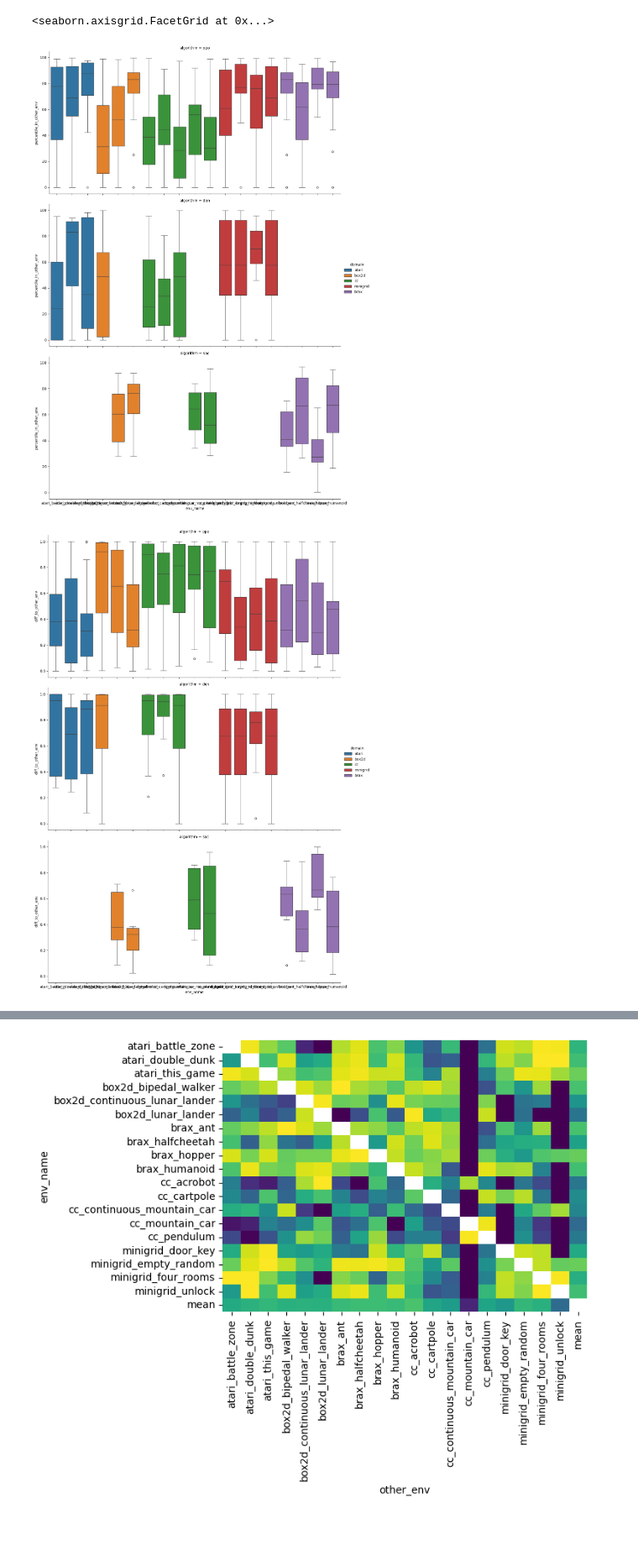
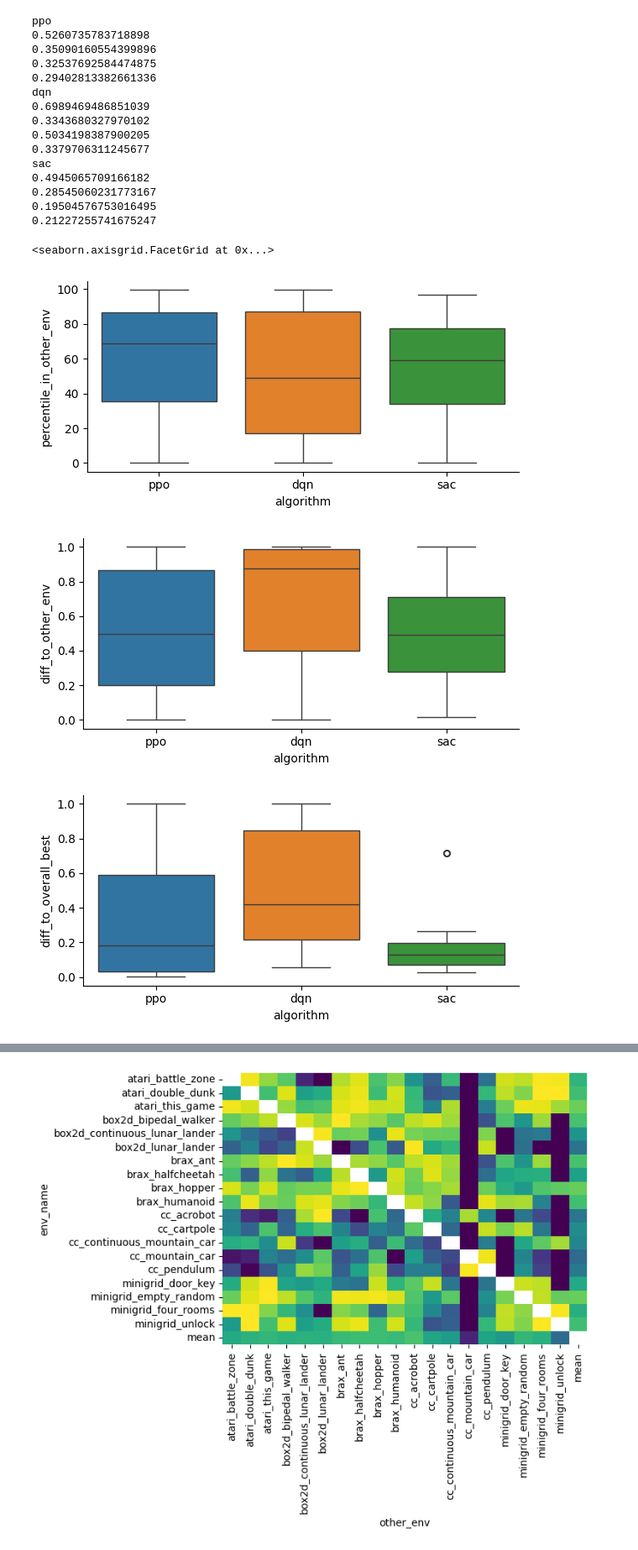
Before and after one commit to LUH-AI/arlbench_data_analysis, a Jupyter notebook: env_similarity.ipynb, the cells around one changed output, grey strips where cells are left out. Shown at 84% size. Drawn from its saved outputs; the diff is of its cells as text; code cells hidden in the pictures; blank space fills up the shorter version.

```diff
--- a/env_similarity.ipynb
+++ b/env_similarity.ipynb
@@ -25,8 +25,10 @@ algorithm_list = []
 env_name_list = []
 domains = []
 other_diffs = []
+best_overall_diffs = []
 for algo in algos:
     algo_subset = data[data["algorithm"] == algo]
+    overall_best_config_id = algo_subset.groupby("config_id")["last_performance"].mean().idxmax()
     for env in envs:
         env_subset = algo_subset[algo_subset["env_name"] == env]
         if len(env_subset) == 0:
@@ -40,26 +42,66 @@ for algo in algos:
             if len(other_env_subset) == 0:
                 continue
             performance_in_other_env = other_env_subset[other_env_subset["config_id"] == env_best_config_id]["last_performance"].values[0]
+            overall_best_performance = env_subset[env_subset["config_id"] == overall_best_config_id]["last_performance"].values[0]
             percentile_of_config_in_other_env = (other_env_subset["last_performance"] < performance_in_other_env).mean() * 100
             diff_to_other_env = env_best - performance_in_other_env
+            diff_to_overall_best = env_best - overall_best_performance
             other_env_percentiles.append(percentile_of_config_in_other_env)
             other_envs.append(other_env)
             algorithm_list.append(algo)
             env_name_list.append(env)
             domains.append(env.split("_")[0])
             other_diffs.append(diff_to_other_env)
+            best_overall_diffs.append(diff_to_overall_best)
 similarity_df = pd.DataFrame({
     "env_name": env_name_list,
     "other_env": other_envs,
     "algorithm": algorithm_list,
     "percentile_in_other_env": other_env_percentiles,
     "diff_to_other_env": other_diffs,
-    "domain": domains
+    "domain": domains,
+    "diff_to_overall_best": best_overall_diffs
 })
+# %%
+print("ppo")
+print(similarity_df[similarity_df["algorithm"] == "ppo"]["diff_to_other_env"].mean())
+print(similarity_df[similarity_df["algorithm"] == "ppo"]["diff_to_other_env"].std())
+print(similarity_df[similarity_df["algorithm"] == "ppo"]["diff_to_overall_best"].mean())
+print(similarity_df[similarity_df["algorithm"] == "ppo"]["diff_to_overall_best"].std())
+print("dqn")
+print(similarity_df[similarity_df["algorithm"] == "dqn"]["diff_to_other_env"].mean())
+print(similarity_df[similarity_df["algorithm"] == "dqn"]["diff_to_other_env"].std())
+print(similarity_df[similarity_df["algorithm"] == "dqn"]["diff_to_overall_best"].mean())
+print(similarity_df[similarity_df["algorithm"] == "dqn"]["diff_to_overall_best"].std())
+print("sac")
+print(similarity_df[similarity_df["algorithm"] == "sac"]["diff_to_other_env"].mean())
+print(similarity_df[similarity_df["algorithm"] == "sac"]["diff_to_other_env"].std())
+print(similarity_df[similarity_df["algorithm"] == "sac"]["diff_to_overall_best"].mean())
+print(similarity_df[similarity_df["algorithm"] == "sac"]["diff_to_overall_best"].std())
+# %% [output]
+ppo
+0.5260735783718898
+0.35090160554399896
+0.32537692584474875
+0.29402813382661336
+dqn
+0.6989469486851039
+0.3343680327970102
+0.5034198387900205
+0.3379706311245677
+sac
+0.4945065709166182
+0.28545060231773167
+0.19504576753016495
+0.21227255741675247
 # %%
+sns.catplot(data=similarity_df, x="algorithm", y="percentile_in_other_env", hue="algorithm", kind="box", height=3, aspect=2)
+sns.catplot(data=similarity_df, x="algorithm", y="diff_to_other_env", hue="algorithm", kind="box", height=3, aspect=2)
+sns.catplot(data=similarity_df, x="algorithm", y="diff_to_overall_best", hue="algorithm", kind="box", height=3, aspect=2)
 sns.catplot(data=similarity_df, x="env_name", y="percentile_in_other_env", hue="domain", kind="box", row="algorithm", height=6, aspect=2)
 sns.catplot(data=similarity_df, x="env_name", y="diff_to_other_env", hue="domain", kind="box", row="algorithm", height=6, aspect=2)
 # %% [output]
 <seaborn.axisgrid.FacetGrid at 0x...>
-[figure, old version]
+[figure, new version]
-[figure, old version]
+[figure, new version]
+[figure, added]
```
Also changed, not shown: parts of 1 cell of this notebook, 17 other files.
